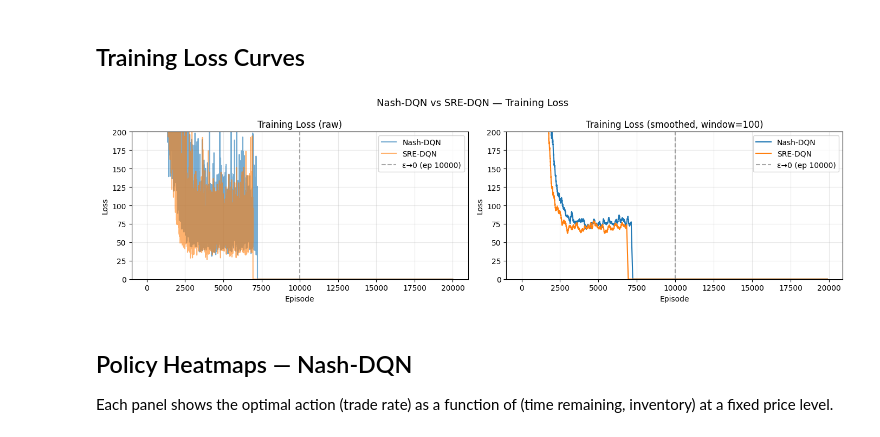
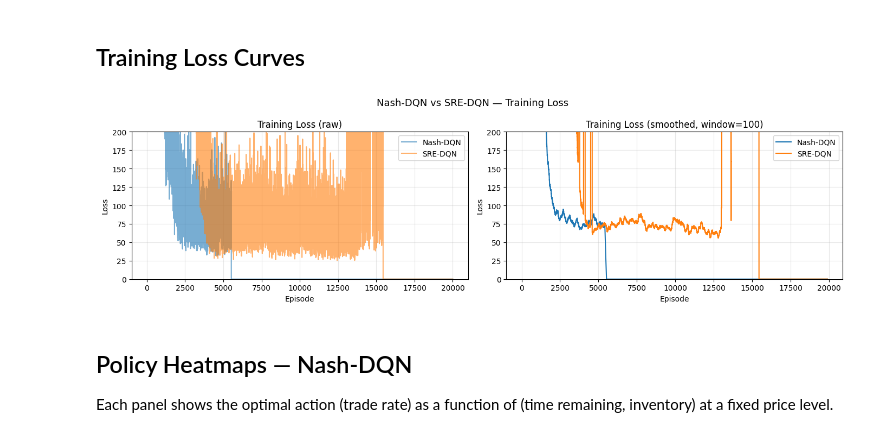
Before and after one commit to wowthecoder/SRE-DQN, a Jupyter notebook: continous_action_space/SRE_vs_Nash_Comparison.ipynb, the cells around one changed output. Cells and saved outputs as stored; diff of their text form; code cells hidden in the pictures.

```diff
--- a/continous_action_space/SRE_vs_Nash_Comparison.ipynb
+++ b/continous_action_space/SRE_vs_Nash_Comparison.ipynb
@@ -82,7 +84,14 @@ MAX_STEPS = 10
 RV_MIN    = 0.5
 RV_MAX    = 2.5
 EARLY_STOP = True
-EARLY_LIM  = 1000
+EARLY_LIM  = 3000
+
+RUN_TAG = datetime.now().strftime('%Y%m%d_%H%M')
+COMPARISON_DIR = os.path.join('pt_files', f'comparison_{RUN_TAG}')
+NASH_DIR = os.path.join(COMPARISON_DIR, 'Nash')
+SRE_DIR = os.path.join(COMPARISON_DIR, 'SRE')
+FIG_DIR = os.path.join(COMPARISON_DIR, 'figures')
+os.makedirs(COMPARISON_DIR, exist_ok=True)
 
 # Shared network config (valid for both NashNN and SreNN)
 NET_KWARGS = dict(
@@ -101,12 +110,13 @@ NET_KWARGS = dict(
 )
 
 # SRE-specific hyperparameters
-SRE_EPS_0    = 0.1    # initial robustness parameter ε_0
-SRE_EPS_DECAY = 10000 # episode at which ε reaches 0 (B_decay)
+SRE_EPS_0    = 1.0    # initial robustness parameter ε_0
+SRE_EPS_DECAY = None # episode at which ε reaches 0 (B_decay)
 SRE_EPS_REG  = 0.01   # Frobenius regularisation on P_12
 SRE_DELTA_MIN = 1e-6  # threshold for SRE correction denominator
 SRE_GAMMA    = 1.0    # discount factor (undiscounted to match Nash-DQN)
 
+print('Run dir:', COMPARISON_DIR)
 print('NUM_SIM:', NUM_SIM, '| MAX_STEPS:', MAX_STEPS)
 print('SRE eps_0:', SRE_EPS_0, '| decay horizon:', SRE_EPS_DECAY)
 # %% [output]
@@ -115,8 +126,7 @@ SRE eps_0: 0.1 | decay horizon: 10000
 # %% [markdown]
 ## Train Nash-DQN
 # %%
-import os
-os.makedirs('pt_files/comparison/Nash', exist_ok=True)
+os.makedirs(NASH_DIR, exist_ok=True)
 
 nash_agent = NashNN(**NET_KWARGS)
 
@@ -131,9 +141,9 @@ nash_agent, nash_loss = run_Nash_Agent(
     rv_max=RV_MAX,
     early_stop=EARLY_STOP,
     early_lim=EARLY_LIM,
-    path='pt_files/comparison/Nash/',
-    AN_file_name='pt_files/comparison/Nash/Action_Net',
-    VN_file_name='pt_files/comparison/Nash/Value_Net',
+    path=os.path.join(NASH_DIR, ''),
+    AN_file_name=os.path.join(NASH_DIR, 'Action_Net'),
+    VN_file_name=os.path.join(NASH_DIR, 'Value_Net'),
 )
 nash_train_time = time.time() - start
 print(f'Nash-DQN training time: {nash_train_time:.1f}s')
@@ -154,7 +191,7 @@ New best loss: 4137.29296875
 # %% [markdown]
 ## Train SRE-DQN
 # %%
-os.makedirs('pt_files/comparison/SRE', exist_ok=True)
+os.makedirs(SRE_DIR, exist_ok=True)
 
 sre_agent = SreNN(
     **NET_KWARGS,
@@ -180,9 +217,9 @@ sre_agent, sre_loss = run_SRE_Agent(
     eps_reg=SRE_EPS_REG,
     delta_min=SRE_DELTA_MIN,
     gamma=SRE_GAMMA,
-    path='pt_files/comparison/SRE/',
-    AN_file_name='pt_files/comparison/SRE/SRE_Action_Net',
-    VN_file_name='pt_files/comparison/SRE/SRE_Value_Net',
+    path=os.path.join(SRE_DIR, ''),
+    AN_file_name=os.path.join(SRE_DIR, 'SRE_Action_Net'),
+    VN_file_name=os.path.join(SRE_DIR, 'SRE_Value_Net'),
 )
 sre_train_time = time.time() - start
 print(f'SRE-DQN training time: {sre_train_time:.1f}s')
@@ -208,38 +285,40 @@ def smooth(arr, window=100):
     return np.convolve(arr, kernel, mode='valid')
 
 fig, axes = plt.subplots(1, 2, figsize=(14, 4))
 
 # Raw loss
 ax = axes[0]
 ax.plot(nash_loss, alpha=0.6, label='Nash-DQN')
 ax.plot(sre_loss,  alpha=0.6, label='SRE-DQN')
-ax.axvline(SRE_EPS_DECAY, color='grey', linestyle='--', alpha=0.7, label=f'ε→0 (ep {SRE_EPS_DECAY})')
+if SRE_EPS_DECAY is not None:
+    ax.axvline(SRE_EPS_DECAY, color='grey', linestyle='--', alpha=0.7, label=f'ε→0 (ep {SRE_EPS_DECAY})')
 ax.set_ylim(0, 200)
 ax.set_xlabel('Episode')
 ax.set_ylabel('Loss')
 ax.set_title('Training Loss (raw)')
 ax.legend()
 ax.grid(alpha=0.3)
 
 # Smoothed loss
 ax = axes[1]
 ax.plot(smooth(nash_loss), label='Nash-DQN')
 ax.plot(smooth(sre_loss),  label='SRE-DQN')
-ax.axvline(SRE_EPS_DECAY, color='grey', linestyle='--', alpha=0.7, label=f'ε→0 (ep {SRE_EPS_DECAY})')
+if SRE_EPS_DECAY is not None:
+    ax.axvline(SRE_EPS_DECAY, color='grey', linestyle='--', alpha=0.7, label=f'ε→0 (ep {SRE_EPS_DECAY})')
 ax.set_ylim(0, 200)
 ax.set_xlabel('Episode')
 ax.set_ylabel('Loss')
 ax.set_title('Training Loss (smoothed, window=100)')
 ax.legend()
 ax.grid(alpha=0.3)
 
 fig.suptitle('Nash-DQN vs SRE-DQN — Training Loss', fontsize=13)
 plt.tight_layout()
-os.makedirs('pt_files/comparison/figures', exist_ok=True)
-fig.savefig('pt_files/comparison/figures/training_loss.png', dpi=150, bbox_inches='tight')
+os.makedirs(FIG_DIR, exist_ok=True)
+fig.savefig(os.path.join(FIG_DIR, 'training_loss.png'), dpi=150, bbox_inches='tight')
 plt.show()
 # %% [output]
-[figure, old version]
+[figure, new version]
 # %% [markdown]
 ## Policy Heatmaps — Nash-DQN
 
```
Also changed, not shown: parts of 12 cells of this notebook, 9 other files.
